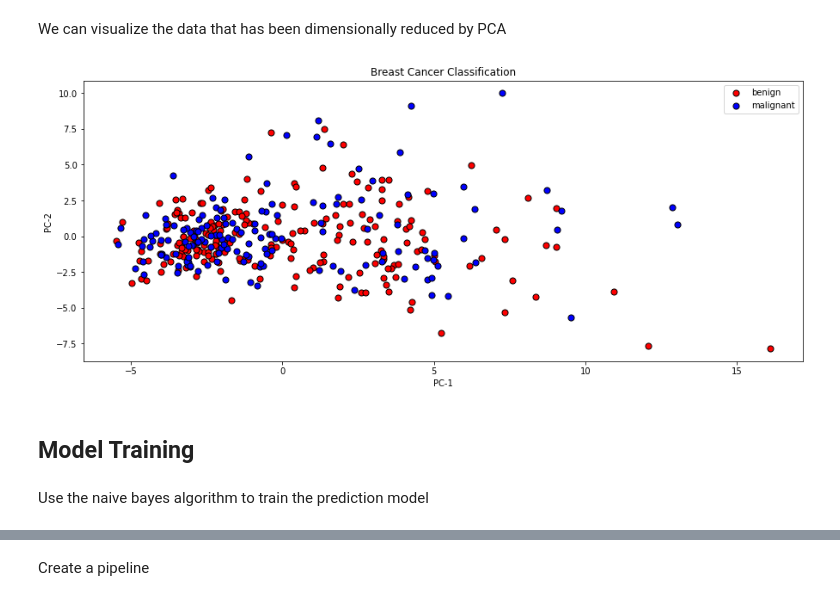
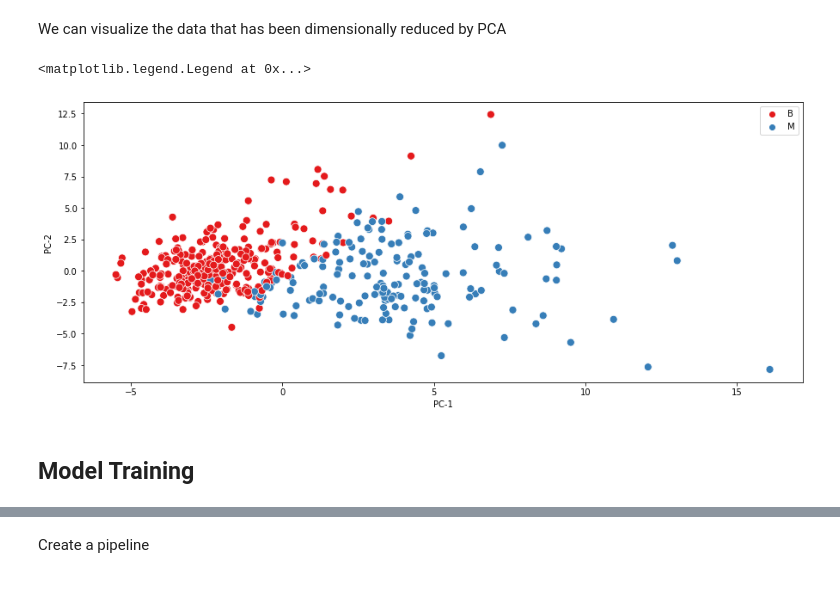
Before and after one commit to trizkynoviandy/breast-cancer-classification, a Jupyter notebook: breast_cancer_classification.ipynb, the cells around one changed output, grey strips where cells are left out. Drawn from its saved outputs; the diff is of its cells as text; code cells hidden in the pictures.

```diff
--- a/breast_cancer_classification.ipynb
+++ b/breast_cancer_classification.ipynb
@@ -136,7 +140,8 @@ pca = PCA(n_components=2)
 X_train_pca = pca.fit_transform(X_train_scaled)
 X_train_pca = pd.DataFrame(X_train_pca, columns = ["PC-1", "PC-2"])
 # %%
-y_train_pca = y_train.merge(X_train_pca, how="inner", left_index=True, right_index=True)
+y_train_label_inversed = encoder.inverse_transform(y_train.values.ravel())
+y_train_pca = pd.DataFrame(y_train_label_inversed, columns=["diagnosis"]).merge(X_train_pca, how="inner", left_index=True, right_index=True)
 # %% [markdown]
 Shows the percentage of variance explained by each of the components
 # %%
@@ -145,23 +150,12 @@ print(pca.explained_variance_ratio_)
 [0.43502782 0.19500007]
 # %% [markdown]
 We can visualize the data that has been dimensionally reduced by PCA
-# %%
-mydict = {"benign": 'red',
-          "malignant": 'blue'}
-
-fig, ax = plt.subplots(figsize=(15, 6))
-plt.title("Breast Cancer Classification")
-for l,d in y_train_pca.groupby('diagnosis'):
-    if l == 0:
-        l="benign"
-    else:
-        l="malignant"
-    d.plot.scatter(x='PC-1',y='PC-2', s=50, label=l, c=mydict[l], ax=ax, edgecolor="black")
-plt.legend()
-plt.show()
-# %% [output]
-[figure, removed]
+# %%
+fig, ax = plt.subplots(figsize=(15, 6))
+sns.scatterplot(x="PC-1", y="PC-2", data=y_train_pca, s=80, hue="diagnosis", palette="Set1", ax=ax)
+ax.legend(loc='upper right')
+# %% [output]
+<matplotlib.legend.Legend at 0x...>
+[figure, added]
 # %% [markdown]
 ## Model Training
-# %% [markdown]
-Use the naive bayes algorithm to train the prediction model
```
Also changed, not shown: parts of 14 cells of this notebook.
